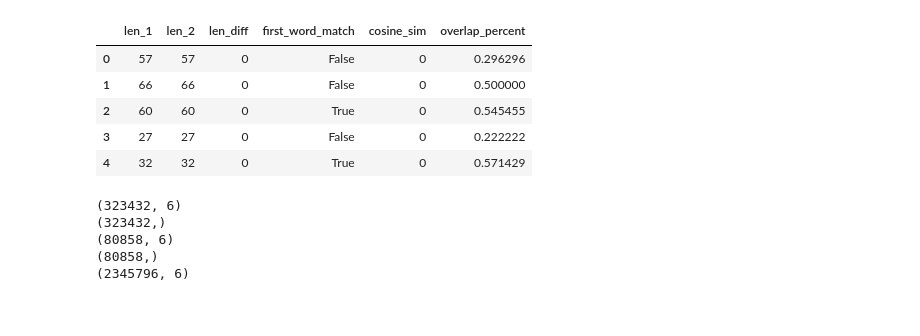
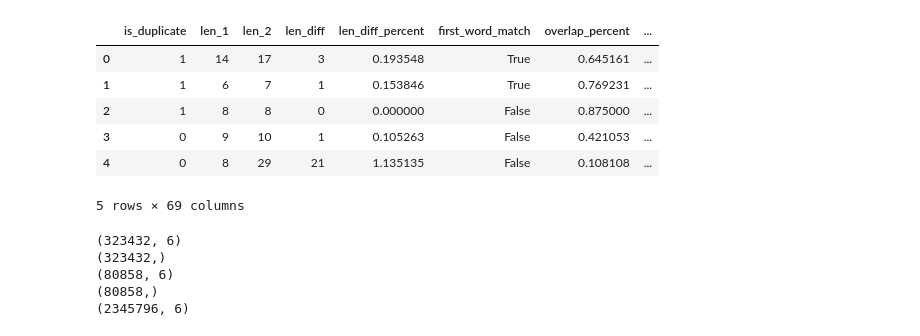
Before and after one commit to seyiqi/ds1003_project, a Jupyter notebook: src/quora_notebook.ipynb, the cells around one changed output. Saved outputs shown, nothing was run; the diff lists cells and outputs as text; code cells hidden in the pictures.

```diff
--- a/src/quora_notebook.ipynb
+++ b/src/quora_notebook.ipynb
@@ -8,6 +17,8 @@ from sklearn.feature_extraction.text import CountVectorizer
 import time
 from sklearn.linear_model import LogisticRegression
 import os
+import spacy
+nlp = spacy.load('en')
 # %%
 # DATA LOADING FUNCTIONS
 
@@ -168,0 +340,5 @@ X_test=feature_test.as_matrix()
+# %%
+print(len(train_set))
+print(len(validation_set))
+print(len(test_set))
+feature_train = feature_engineering(train_set.head(1000))
@@ -169,12 +378,13 @@ X_test=feature_test.as_matrix()
 # %%
-feature_test.head()
+feature_train.head()
 # %% [output]
-|  | len_1 | len_2 | len_diff | first_word_match | cosine_sim | overlap_percent |
-| 0 | 57 | 57 | 0 | False | 0 | 0.296296 |
-| 1 | 66 | 66 | 0 | False | 0 | 0.500000 |
-| 2 | 60 | 60 | 0 | True | 0 | 0.545455 |
-| 3 | 27 | 27 | 0 | False | 0 | 0.222222 |
-| 4 | 32 | 32 | 0 | True | 0 | 0.571429 |
+|  | is_duplicate | len_1 | len_2 | len_diff | len_diff_percent | first_word_match | overlap_percent | ... |
+| 0 | 1 | 14 | 17 | 3 | 0.193548 | True | 0.645161 | ... |
+| 1 | 1 | 6 | 7 | 1 | 0.153846 | True | 0.769231 | ... |
+| 2 | 1 | 8 | 8 | 0 | 0.000000 | False | 0.875000 | ... |
+| 3 | 0 | 9 | 10 | 1 | 0.105263 | False | 0.421053 | ... |
+| 4 | 0 | 8 | 29 | 21 | 1.135135 | False | 0.108108 | ... |
+5 rows × 69 columns
 # %%
 print X_train.shape
 print y_train.shape
```
Also changed, not shown: parts of 7 cells of this notebook, 2 other files.
